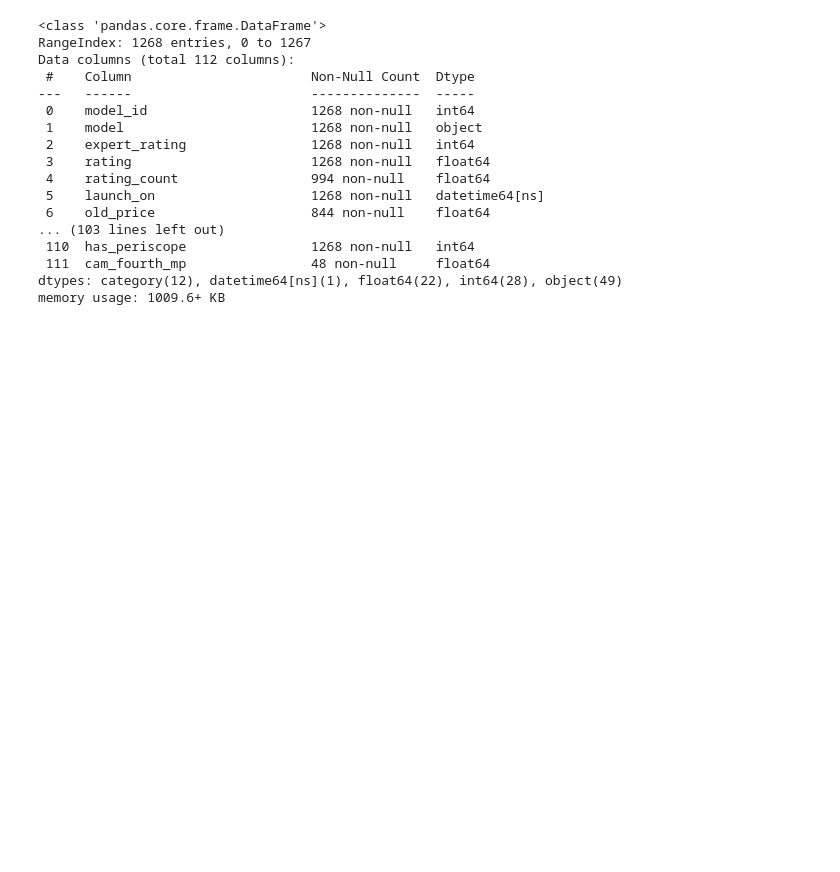
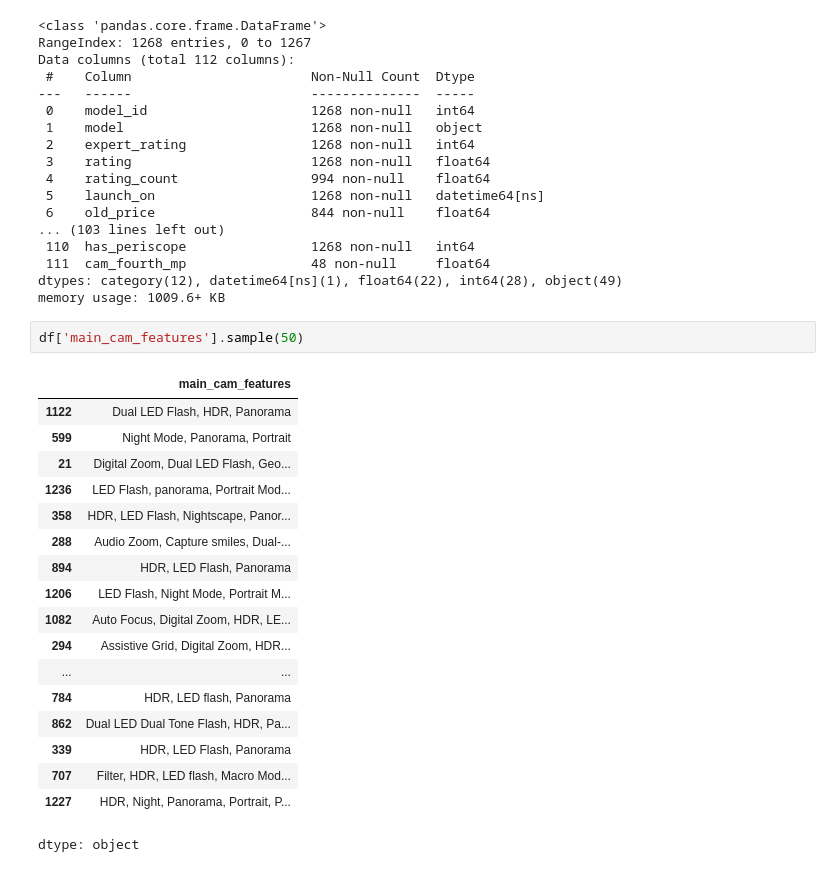
Before and after one commit to rajeshxdatascience/smartphone-recommender-system, a Jupyter notebook: SpecLens_AI_Data_Engineering.ipynb, the cells around one changed output. Cells and saved outputs as stored; diff of their text form; blank space fills up the shorter version.

```diff
--- a/SpecLens_AI_Data_Engineering.ipynb
+++ b/SpecLens_AI_Data_Engineering.ipynb
@@ -3629,3 +3629,24 @@ Data columns (total 112 columns):
  111  cam_fourth_mp                48 non-null     float64
 dtypes: category(12), datetime64[ns](1), float64(22), int64(28), object(49)
 memory usage: 1009.6+ KB
+# %%
+df['main_cam_features'].sample(50)
+# %% [output]
+|  | main_cam_features |
+| 1122 | Dual LED Flash, HDR, Panorama |
+| 599 | Night Mode, Panorama, Portrait |
+| 21 | Digital Zoom, Dual LED Flash, Geo... |
+| 1236 | LED Flash, panorama, Portrait Mod... |
+| 358 | HDR, LED Flash, Nightscape, Panor... |
+| 288 | Audio Zoom, Capture smiles, Dual-... |
+| 894 | HDR, LED Flash, Panorama |
+| 1206 | LED Flash, Night Mode, Portrait M... |
+| 1082 | Auto Focus, Digital Zoom, HDR, LE... |
+| 294 | Assistive Grid, Digital Zoom, HDR... |
+| ... | ... |
+| 784 | HDR, LED flash, Panorama |
+| 862 | Dual LED Dual Tone Flash, HDR, Pa... |
+| 339 | HDR, LED Flash, Panorama |
+| 707 | Filter, HDR, LED flash, Macro Mod... |
+| 1227 | HDR, Night, Panorama, Portrait, P... |
+dtype: object
```
Also changed, not shown: parts of 6 cells of this notebook.
